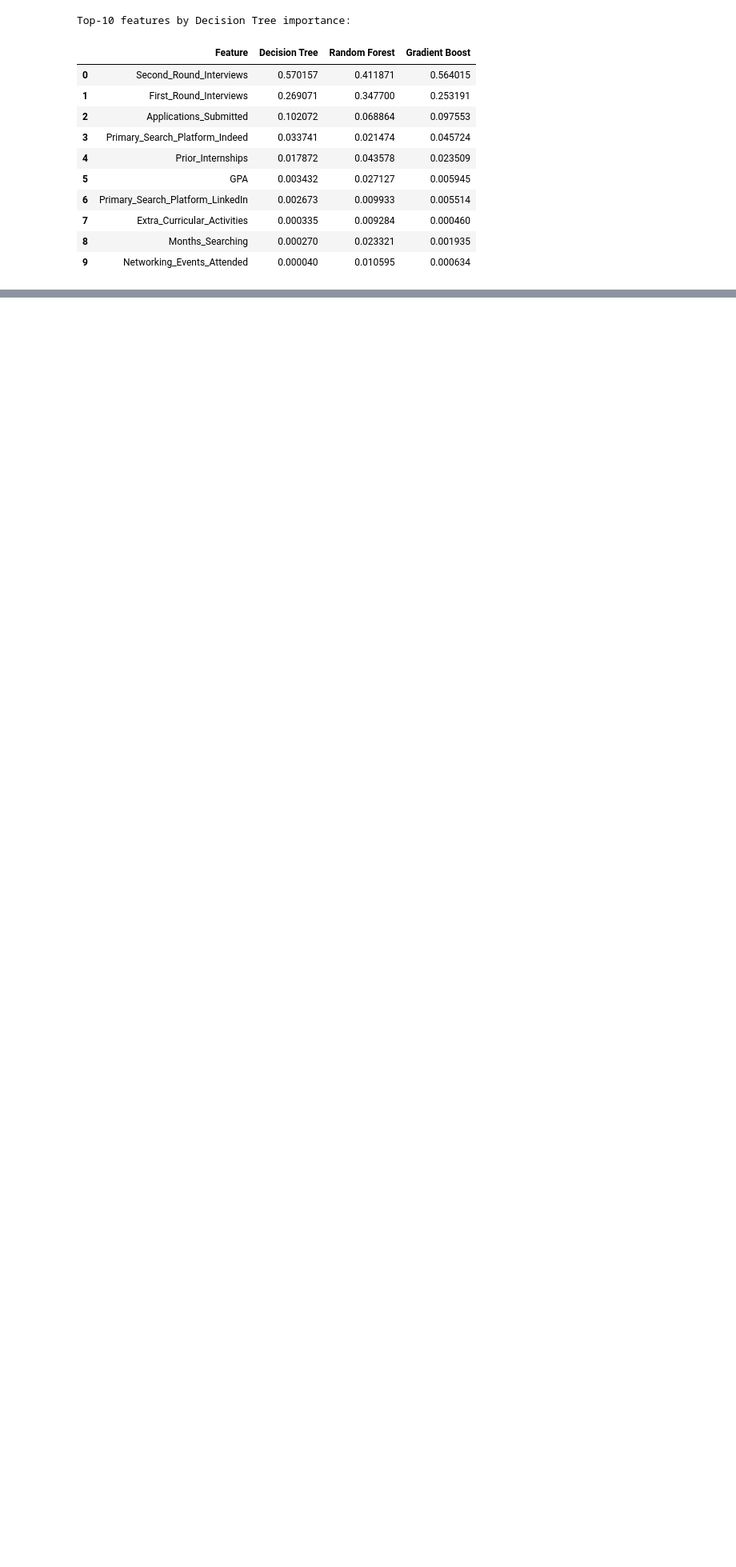
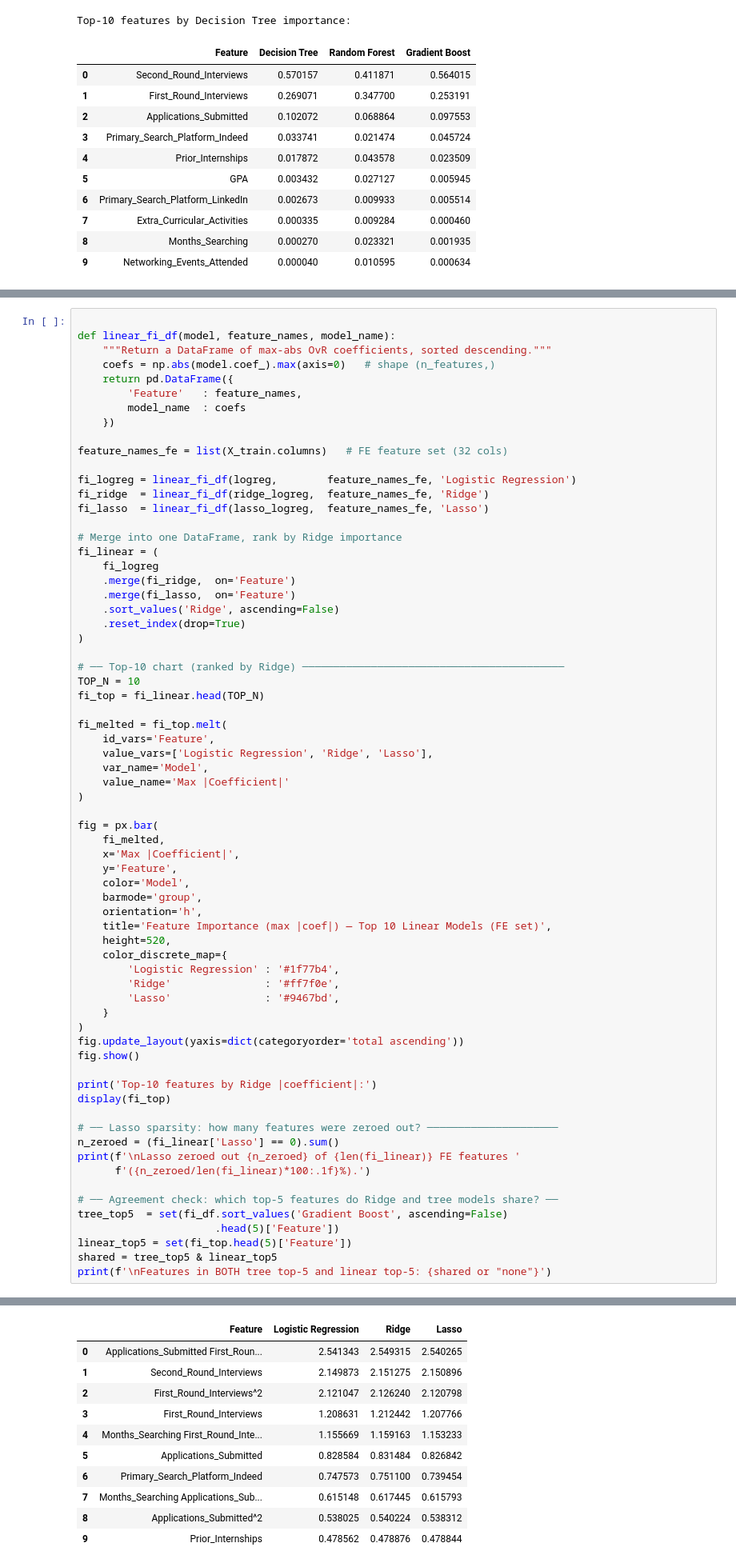
Before and after one commit to WillWYQ/csse415termproject, a Jupyter notebook: src/V4.ipynb, the cells around one changed output, grey strips where cells are left out. Shown at 80% size. Drawn from its saved outputs; the diff is of its cells as text; blank space fills up the shorter version.

```diff
--- a/src/V4.ipynb
+++ b/src/V4.ipynb
@@ -1561,0 +1564,69 @@ Top-10 features by Decision Tree importance:
+# %%
+
+def linear_fi_df(model, feature_names, model_name):
+    """Return a DataFrame of max-abs OvR coefficients, sorted descending."""
+    coefs = np.abs(model.coef_).max(axis=0)   # shape (n_features,)
+    return pd.DataFrame({
+        'Feature'   : feature_names,
+        model_name  : coefs
+    })
+
+feature_names_fe = list(X_train.columns)   # FE feature set (32 cols)
+
+fi_logreg = linear_fi_df(logreg,        feature_names_fe, 'Logistic Regression')
+fi_ridge  = linear_fi_df(ridge_logreg,  feature_names_fe, 'Ridge')
+fi_lasso  = linear_fi_df(lasso_logreg,  feature_names_fe, 'Lasso')
+
+# Merge into one DataFrame, rank by Ridge importance
+fi_linear = (
+    fi_logreg
+    .merge(fi_ridge,  on='Feature')
+    .merge(fi_lasso,  on='Feature')
+    .sort_values('Ridge', ascending=False)
+    .reset_index(drop=True)
+)
+
+# ── Top-10 chart (ranked by Ridge) ──────────────────────────────────────────
+TOP_N = 10
+fi_top = fi_linear.head(TOP_N)
+
+fi_melted = fi_top.melt(
+    id_vars='Feature',
+    value_vars=['Logistic Regression', 'Ridge', 'Lasso'],
+    var_name='Model',
+    value_name='Max |Coefficient|'
+)
+
+fig = px.bar(
+    fi_melted,
+    x='Max |Coefficient|',
+    y='Feature',
+    color='Model',
+    barmode='group',
+    orientation='h',
+    title='Feature Importance (max |coef|) — Top 10 Linear Models (FE set)',
+    height=520,
+    color_discrete_map={
+        'Logistic Regression' : '#1f77b4',
+        'Ridge'               : '#ff7f0e',
+        'Lasso'               : '#9467bd',
+    }
+)
+fig.update_layout(yaxis=dict(categoryorder='total ascending'))
+fig.show()
+
+print('Top-10 features by Ridge |coefficient|:')
+display(fi_top)
+
+# ── Lasso sparsity: how many features were zeroed out? ─────────────────────
+n_zeroed = (fi_linear['Lasso'] == 0).sum()
+print(f'\nLasso zeroed out {n_zeroed} of {len(fi_linear)} FE features '
+      f'({n_zeroed/len(fi_linear)*100:.1f}%).')
+
+# ── Agreement check: which top-5 features do Ridge and tree models share? ──
+tree_top5  = set(fi_df.sort_values('Gradient Boost', ascending=False)
+                      .head(5)['Feature'])
+linear_top5 = set(fi_top.head(5)['Feature'])
+shared = tree_top5 & linear_top5
+print(f'\nFeatures in BOTH tree top-5 and linear top-5: {shared or "none"}')
+# %% [output]
@@ -1561,0 +1634,11 @@ Top-10 features by Decision Tree importance:
+|  | Feature | Logistic Regression | Ridge | Lasso |
+| 0 | Applications_Submitted First_Roun... | 2.541343 | 2.549315 | 2.540265 |
+| 1 | Second_Round_Interviews | 2.149873 | 2.151275 | 2.150896 |
+| 2 | First_Round_Interviews^2 | 2.121047 | 2.126240 | 2.120798 |
+| 3 | First_Round_Interviews | 1.208631 | 1.212442 | 1.207766 |
+| 4 | Months_Searching First_Round_Inte... | 1.155669 | 1.159163 | 1.153233 |
+| 5 | Applications_Submitted | 0.828584 | 0.831484 | 0.826842 |
+| 6 | Primary_Search_Platform_Indeed | 0.747573 | 0.751100 | 0.739454 |
+| 7 | Months_Searching Applications_Sub... | 0.615148 | 0.617445 | 0.615793 |
+| 8 | Applications_Submitted^2 | 0.538025 | 0.540224 | 0.538312 |
+| 9 | Prior_Internships | 0.478562 | 0.478876 | 0.478844 |
```
Also changed, not shown: parts of 2 cells of this notebook, 2 other files.
